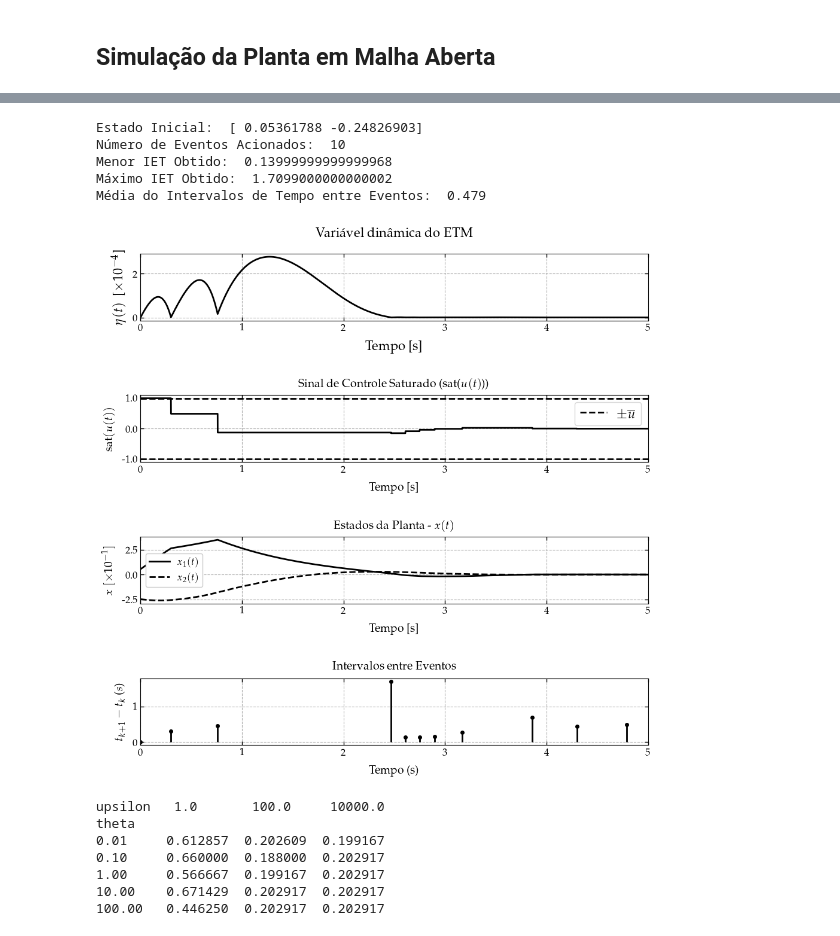
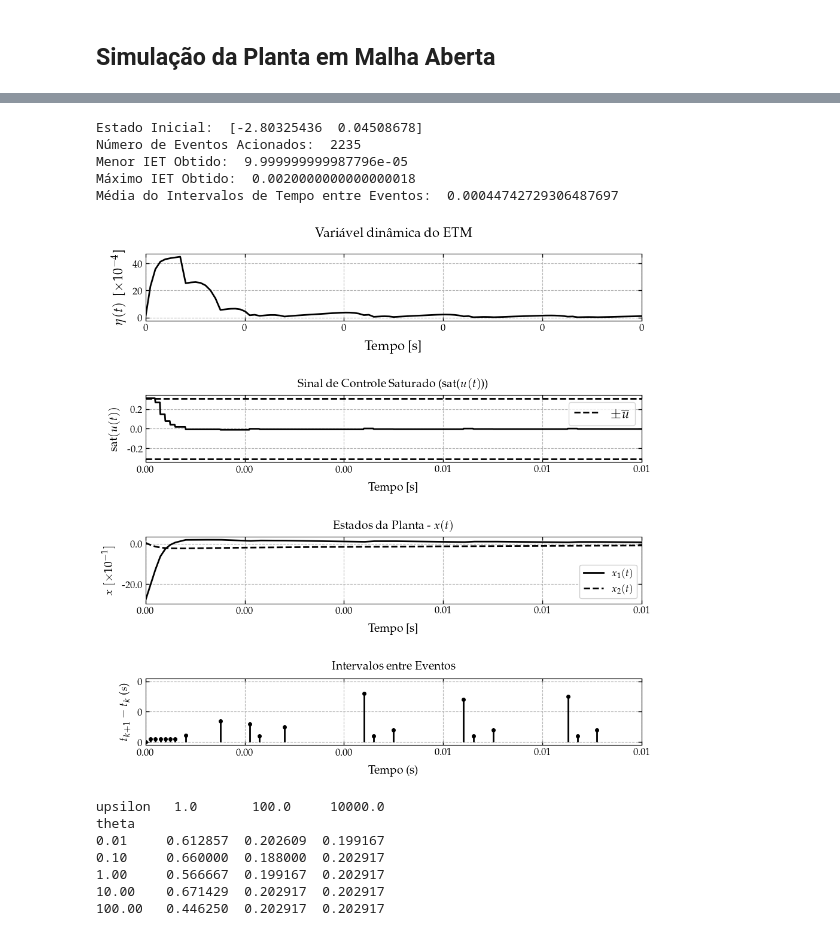
Before and after one commit to andel-vitorio/event-based-control, a Jupyter notebook: Notebooks/PETC for LPV system/12 - Systems Under Saturation copy.ipynb, the cells around one changed output, grey strips where cells are left out. Drawn from its saved outputs; the diff is of its cells as text; code cells hidden in the pictures.

```diff
--- a/Notebooks/PETC for LPV system/12 - Systems Under Saturation copy.ipynb
+++ b/Notebooks/PETC for LPV system/12 - Systems Under Saturation copy.ipynb
@@ -206,7 +206,7 @@ def create_params(V_IN, RL, RC, L, C, PCPL_OP, VC_OP):
   return params
 # %%
 simulation_step = 1e-5
-simulation_time = 1e-1
+simulation_time = 1
 timepts = np.arange(0, simulation_time + simulation_step, simulation_step)
 
 # Entrada para simulação em malha aberta
@@ -214,7 +214,7 @@ u = np.zeros((len(timepts), 1))
 
 ρ_bounds = np.array([[2.0, 10.0],
                      [9.0, 19.0]])
-x_bounds = [(-10, 10.), (-10., 10.)]
+x_bounds = [(-5, 5.), (-5., 5.)]
 
 np.random.seed(0)
 
@@ -240,7 +240,7 @@ amounts = {
 
 params = create_params(
     V_IN=15, RL=.2, RC=6, L=1e-3,
-    C=2.2e-3, PCPL_OP=15, VC_OP=5
+    C=2.2e-3, PCPL_OP=17, VC_OP=5
 )
 params.update(amounts)
 print(params)
@@ -609,7 +609,7 @@ def get_parameter(h, λ, ε, eps=1e-6):
 
   return design_results
 # %%
-design_results = get_parameter(h=1e-3, λ=1e-4, ε=1e-2)
+design_results = get_parameter(h=1e-4, λ=1e-4, ε=1e-12)
 
 Ξ = None
 Ψ = None
@@ -692,10 +692,10 @@ for b in B2:
 %matplotlib inline
 
 # Definindo intervalo de plotagem
-x1_range = (-30, 30)
-x2_range = (-30, 30)
+x1_range = (-5, 5)
+x2_range = (-5, 5)
 num_points = 20
-h = 10e-3
+h = 1e-4
 
 a_q = nm.get_vertices(x_bounds)
 
@@ -839,11 +839,10 @@ def closedloop_simulation(x0, η0, λ, θ, T_s):
 # %%
 # Nome do arquivo de experimento
 experiment_name = "Results/nb1/ClosedLoop_Results_n2.json"
-h = 10e-3
-λ = 1e0
+λ = 1e-3
 # Define se as simulações devem ser forçadas mesmo se o arquivo já existir
-force_simulation = False
-simulations_amount = 1
+force_simulation = True
+simulations_amount = 20
 
 # Estrutura para armazenar os resultadosevent_times
 results_clsim = {
@@ -1052,14 +1018,14 @@ fig, axs = plt.subplot_mosaic([['η'], ['sat'], ['x'], ['iet']],
 
 plot_cfg = {
   'style': { 'color': 'black', },
-  'axis': { 'title_pad': 10, 'y_digits': 1, 'x_digits': 0,
+  'axis': { 'title_pad': 10, 'y_digits': 1, 'x_digits': 2,
             'x_label_fontsize': 14,
             'y_label_fontsize': 14,
             'tick_fontsize': 14,},
-  'limits': { 'x_min': 0., 'x_max': simulation_time,}
+  'limits': { 'x_min': 0., 'x_max': 0.01,}
 }
 
-simulation_index = 14
+simulation_index = 19
 η = results_clsim['eta'][simulation_index]
 inter_event_times = results_clsim['inter-event-times'][simulation_index]
 uc = results_clsim['control-signal'][simulation_index]
@@ -1107,39 +1073,39 @@ gph.plot(
     [float(v[0, 0]) for v in uc],
     xlabel='Tempo [s]', ylabel='sat$(u(t))$',
     title='Sinal de Controle Saturado (sat($u(t)$))', plot_cfg=plot_cfg)
 
 # Plot dos IETs
 if len(inter_event_times) > 0:
     stem_cfg = plot_cfg.copy()
     stem_cfg['axis']['y_digits'] = 0
 
     gph.stem(
       axs['iet'], [et for et in event_times],
       [et for et in inter_event_times],
       stem_cfg={**stem_cfg, 'style': {'color': 'black'}},
       xlabel='Tempo (s)', ylabel='$t_{k+1} - t_k$ ($s$)',
       title='Intervalos entre Eventos')
 
 
 else:
     axs['iet'].text(0.5, 0.5, 'No triggered events',
                     ha='center', va='center', fontsize=14,
                     transform=axs['iet'].transAxes)
     axs['iet'].set_title('Inter-event Times')
     axs['iet'].set_xlabel('Tempo [s]')
     axs['iet'].set_ylabel('$t_{k+1} - t_k$ [$ms$]')
     axs['iet'].set_xlim([0, simulation_time])
     axs['iet'].set_ylim([0, 1])  # valor simbólico
     axs['iet'].grid(False)
 
 plt.tight_layout(pad=3.)
 # %% [output]
-Estado Inicial:  [ 0.05361788 -0.24826903]
-Número de Eventos Acionados:  10
-Menor IET Obtido:  0.13999999999999968
-Máximo IET Obtido:  1.7099000000000002
-Média do Intervalos de Tempo entre Eventos:  0.479
+Estado Inicial:  [-2.80325436  0.04508678]
+Número de Eventos Acionados:  2235
+Menor IET Obtido:  9.999999999987796e-05
+Máximo IET Obtido:  0.0020000000000000018
+Média do Intervalos de Tempo entre Eventos:  0.00044742729306487697
-[figure, old version]
+[figure, new version]
 # %%
 import concurrent.futures
 import numpy as np
```
Also changed, not shown: parts of 8 cells of this notebook.
